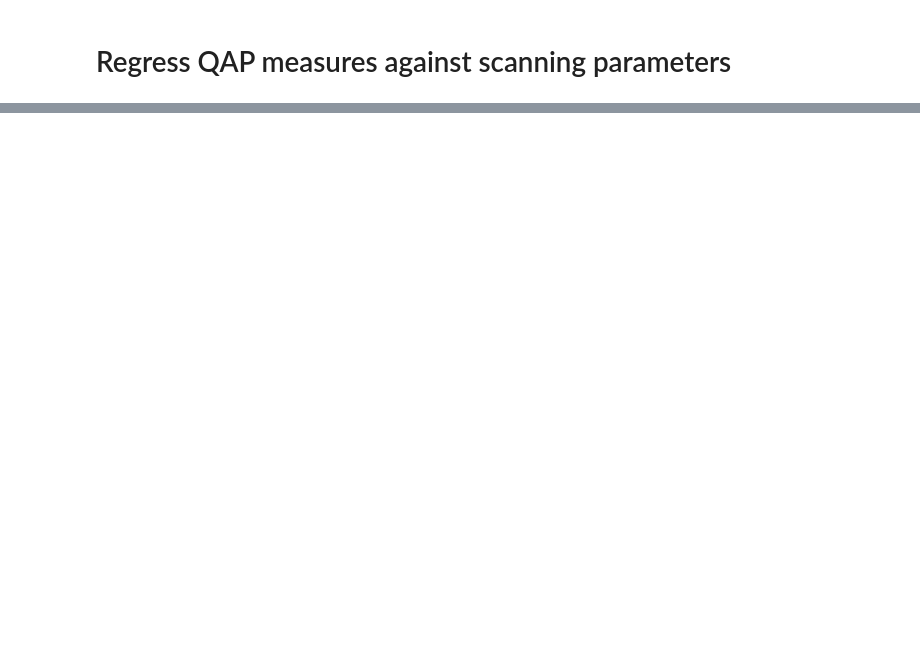
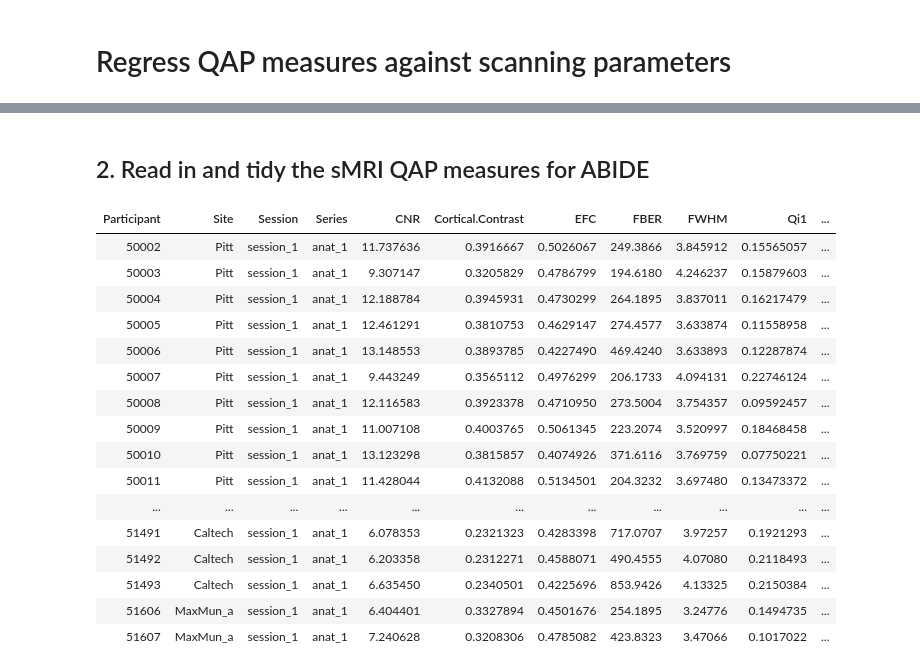
Before and after one commit to preprocessed-connectomes-project/giavasis2015-QAP-paper, a Jupyter notebook: data_analysis/QAP_Parameter_regressions.ipynb, the cells around one changed output, grey strips where cells are left out. Drawn from its saved outputs; the diff is of its cells as text; code cells hidden in the pictures; blank space fills up the shorter version.

Commit message:
python notebook finished parameter regression analysis

```diff
--- a/data_analysis/QAP_Parameter_regressions.ipynb
+++ b/data_analysis/QAP_Parameter_regressions.ipynb
@@ -106,0 +42,27 @@ F-statistic: 47.54 on 9 and 871 DF,  p-value: < 2.2e-16
+# %%
+abide_smri_scan_params<-read.csv("anat_abide_scan_params_bids.csv")
+
+# reduce to just the Siemens systems
+abide_smri_scan_params<-abide_smri_scan_params %>%
+                     filter(Manufacturer == "Siemens") %>%
+                         mutate(Scanner = paste(Manufacturer,ManufacturersModelName))
+abide_smri_scan_params$Scanner<-factor(abide_smri_scan_params$Scanner)
+
+abide_smri_scan_params<-abide_smri_scan_params %>%
+                     rowwise() %>%
+                       mutate(VoxelVolume = as.numeric(SliceThickness)*
+                                            prod(as.numeric(unlist(strsplit(as.character(PixelSpacing), "x")))))
+
+abide_smri_scan_params<-abide_smri_scan_params %>%
+                     rowwise() %>%
+                       mutate(AcquisitionDuration = timestamp_to_numeric(AcquisitionDuration))
+
+abide_smri_scan_params<-abide_smri_scan_params %>%
+                     rowwise() %>%
+                       mutate(AcquisitionDurationCalc = RepetitionTime * NumberOfSlices)
+
+abide_smri_scan_params<-abide_smri_scan_params %>%
+                      dplyr::select(Site,Scanner,EchoTime,RepetitionTime,InversionTime,FlipAngle,VoxelVolume) %>%
+                      drop_na()
+
+abide_smri_scan_params$Scanner<-droplevels(abide_smri_scan_params$Scanner)
@@ -106,0 +88,2 @@ F-statistic: 47.54 on 9 and 871 DF,  p-value: < 2.2e-16
+# %% [markdown]
+## 2. Read in and tidy the sMRI QAP measures for ABIDE
@@ -106,0 +118,20 @@ F-statistic: 47.54 on 9 and 871 DF,  p-value: < 2.2e-16
+# %%
+abide_anat_df %>% tbl_df()
+# %% [output]
+| Participant | Site | Session | Series | CNR | Cortical.Contrast | EFC | FBER | FWHM | Qi1 | ... |
+| 50002 | Pitt | session_1 | anat_1 | 11.737636 | 0.3916667 | 0.5026067 | 249.3866 | 3.845912 | 0.15565057 | ... |
+| 50003 | Pitt | session_1 | anat_1 | 9.307147 | 0.3205829 | 0.4786799 | 194.6180 | 4.246237 | 0.15879603 | ... |
+| 50004 | Pitt | session_1 | anat_1 | 12.188784 | 0.3945931 | 0.4730299 | 264.1895 | 3.837011 | 0.16217479 | ... |
+| 50005 | Pitt | session_1 | anat_1 | 12.461291 | 0.3810753 | 0.4629147 | 274.4577 | 3.633874 | 0.11558958 | ... |
+| 50006 | Pitt | session_1 | anat_1 | 13.148553 | 0.3893785 | 0.4227490 | 469.4240 | 3.633893 | 0.12287874 | ... |
+| 50007 | Pitt | session_1 | anat_1 | 9.443249 | 0.3565112 | 0.4976299 | 206.1733 | 4.094131 | 0.22746124 | ... |
+| 50008 | Pitt | session_1 | anat_1 | 12.116583 | 0.3923378 | 0.4710950 | 273.5004 | 3.754357 | 0.09592457 | ... |
+| 50009 | Pitt | session_1 | anat_1 | 11.007108 | 0.4003765 | 0.5061345 | 223.2074 | 3.520997 | 0.18468458 | ... |
+| 50010 | Pitt | session_1 | anat_1 | 13.123298 | 0.3815857 | 0.4074926 | 371.6116 | 3.769759 | 0.07750221 | ... |
+| 50011 | Pitt | session_1 | anat_1 | 11.428044 | 0.4132088 | 0.5134501 | 204.3232 | 3.697480 | 0.13473372 | ... |
+| ... | ... | ... | ... | ... | ... | ... | ... | ... | ... | ... |
+| 51491 | Caltech | session_1 | anat_1 | 6.078353 | 0.2321323 | 0.4283398 | 717.0707 | 3.97257 | 0.1921293 | ... |
+| 51492 | Caltech | session_1 | anat_1 | 6.203358 | 0.2312271 | 0.4588071 | 490.4555 | 4.07080 | 0.2118493 | ... |
+| 51493 | Caltech | session_1 | anat_1 | 6.635450 | 0.2340501 | 0.4225696 | 853.9426 | 4.13325 | 0.2150384 | ... |
+| 51606 | MaxMun_a | session_1 | anat_1 | 6.404401 | 0.3327894 | 0.4501676 | 254.1895 | 3.24776 | 0.1494735 | ... |
+| 51607 | MaxMun_a | session_1 | anat_1 | 7.240628 | 0.3208306 | 0.4785082 | 423.8323 | 3.47066 | 0.1017022 | ... |
```
Also changed, not shown: parts of 44 cells of this notebook, 2 other files.
